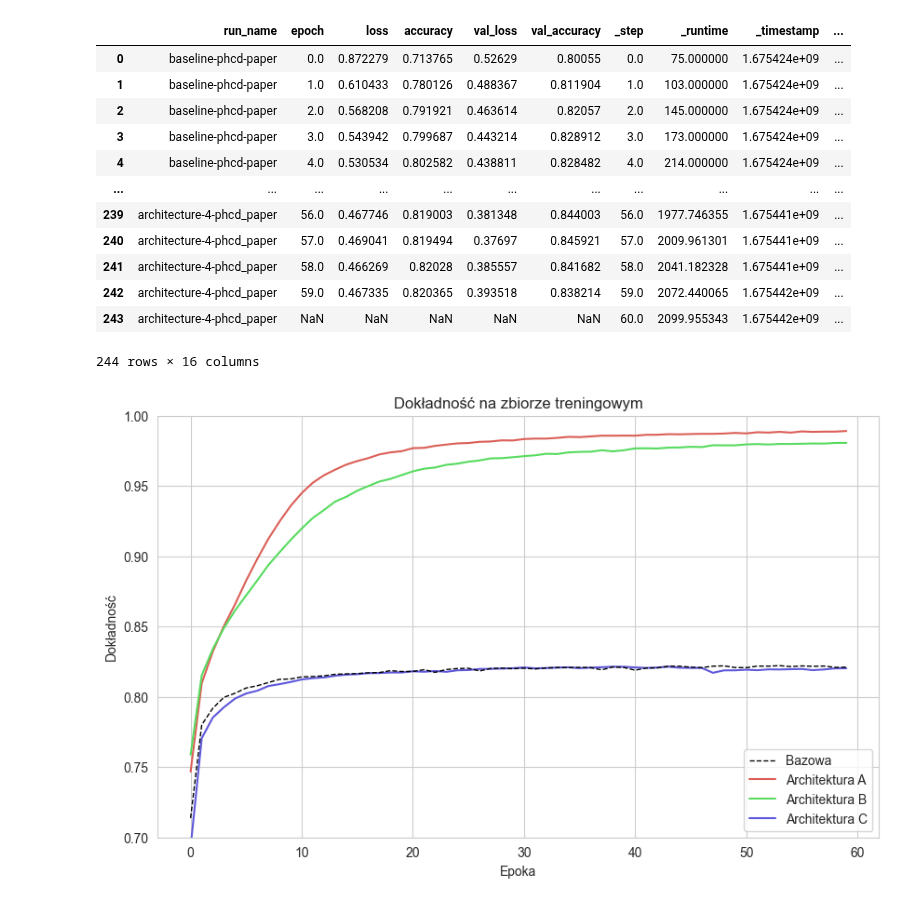
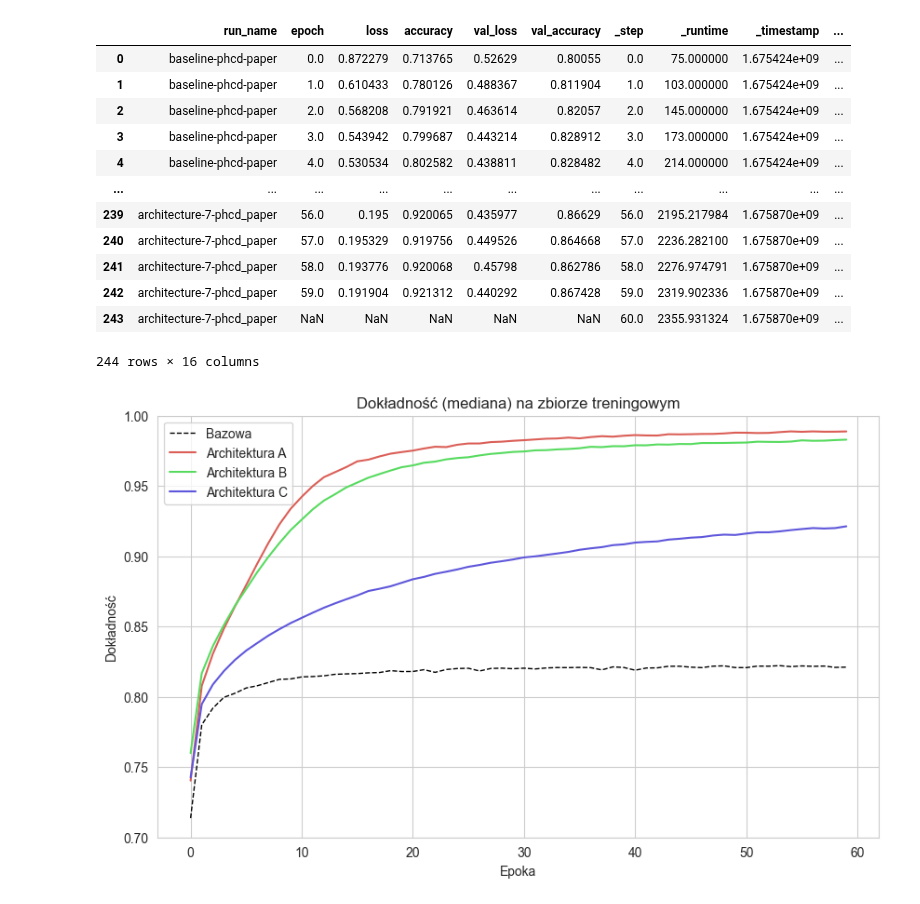
Before and after one commit to WestedCrean/master-thesis, a Jupyter notebook: notebooks/visualise_model_results.ipynb, the cells around one changed output. Saved outputs shown, nothing was run; the diff lists cells and outputs as text; code cells hidden in the pictures.

```diff
--- a/notebooks/visualise_model_results.ipynb
+++ b/notebooks/visualise_model_results.ipynb
@@ -7,7 +7,7 @@ import wandb
 
 project_name = "master-thesis"
 
-interesting_run_names = ["baseline-phcd-paper", "architecture-1-phcd_paper", "architecture-2-phcd_paper", "architecture-4-phcd_paper" ] # "architecture-3-phcd_paper", "architecture-7-phcd_paper"
+interesting_run_names = ["baseline-phcd-paper", "architecture-1-phcd_paper", "architecture-2-phcd_paper", "architecture-7-phcd_paper" ] # "architecture-3-phcd_paper", "architecture-7-phcd_paper"
 architectures = ["Bazowa", "Architektura A", "Architektura B", "Architektura C" ]
 plot_titles = ["Dokładność architektury bazowej", "Dokładność architektury A", "Dokładność architektury B", "Dokładność architektury C" ]
 api = wandb.Api()
@@ -18,7 +18,7 @@ runs = api.runs(f"gratkadlafana/{project_name}")
 run_ids = []
 for name in interesting_run_names:
     # get run id
-    run_id = [run.id for run in runs if run.name == name][0]
+    run_id = [run.id for run in runs if run.name == name and run.state == "finished"][0]
     print(f"Run {name}, id: {run_id}")
     run_ids.append(run_id)
 # %% [output]
@@ -75,34 +77,35 @@ display(training_table)
 | 3 | baseline-phcd-paper | 3.0 | 0.543942 | 0.799687 | 0.443214 | 0.828912 | 3.0 | 173.000000 | 1.675424e+09 | ... |
 | 4 | baseline-phcd-paper | 4.0 | 0.530534 | 0.802582 | 0.438811 | 0.828482 | 4.0 | 214.000000 | 1.675424e+09 | ... |
 | ... | ... | ... | ... | ... | ... | ... | ... | ... | ... | ... |
-| 239 | architecture-4-phcd_paper | 56.0 | 0.467746 | 0.819003 | 0.381348 | 0.844003 | 56.0 | 1977.746355 | 1.675441e+09 | ... |
-| 240 | architecture-4-phcd_paper | 57.0 | 0.469041 | 0.819494 | 0.37697 | 0.845921 | 57.0 | 2009.961301 | 1.675441e+09 | ... |
-| 241 | architecture-4-phcd_paper | 58.0 | 0.466269 | 0.82028 | 0.385557 | 0.841682 | 58.0 | 2041.182328 | 1.675441e+09 | ... |
-| 242 | architecture-4-phcd_paper | 59.0 | 0.467335 | 0.820365 | 0.393518 | 0.838214 | 59.0 | 2072.440065 | 1.675442e+09 | ... |
-| 243 | architecture-4-phcd_paper | NaN | NaN | NaN | NaN | NaN | 60.0 | 2099.955343 | 1.675442e+09 | ... |
+| 239 | architecture-7-phcd_paper | 56.0 | 0.195 | 0.920065 | 0.435977 | 0.86629 | 56.0 | 2195.217984 | 1.675870e+09 | ... |
+| 240 | architecture-7-phcd_paper | 57.0 | 0.195329 | 0.919756 | 0.449526 | 0.864668 | 57.0 | 2236.282100 | 1.675870e+09 | ... |
+| 241 | architecture-7-phcd_paper | 58.0 | 0.193776 | 0.920068 | 0.45798 | 0.862786 | 58.0 | 2276.974791 | 1.675870e+09 | ... |
+| 242 | architecture-7-phcd_paper | 59.0 | 0.191904 | 0.921312 | 0.440292 | 0.867428 | 59.0 | 2319.902336 | 1.675870e+09 | ... |
+| 243 | architecture-7-phcd_paper | NaN | NaN | NaN | NaN | NaN | 60.0 | 2355.931324 | 1.675870e+09 | ... |
 244 rows × 16 columns
 # %%
 sns.set_style("whitegrid")
 # %%
 # plot on the same graph accuracy for all architectures, baseline-phcd-paper should be plotted as red dashed line
 baseline = training_table[training_table["run_name"] == "baseline-phcd-paper"]
 not_baseline = training_table[training_table["run_name"] != "baseline-phcd-paper"]
 
 fig, ax = plt.subplots(figsize=(10, 6), dpi=100)
 sns.lineplot(data=baseline, x="epoch", y="accuracy", ax=ax, color="black", dashes=True)
 sns.lineplot(data=not_baseline, x="epoch", y="accuracy", ax=ax, palette=sns.color_palette("hls", 3), hue="run_name")
 ax.lines[0].set_linestyle("--")
 ax.lines[0].set_zorder(100)
 ax.lines[0].set_linewidth(1)
 
-ax.set_title("Dokładność na zbiorze treningowym")
+ax.set_title("Dokładność (mediana) na zbiorze treningowym")
 ax.set_xlabel("Epoka")
 ax.set_ylabel("Dokładność")
 ax.set_ylim(0.7, 1.0)
 ax.legend(architectures)
 plt.show()
+fig.savefig("train_acc.png")
 # %% [output]
-[figure, old version]
+[figure, new version]
 # %%
 # plot on the same graph accuracy for all architectures, baseline-phcd-paper should be plotted as red dashed line
 baseline = training_table[training_table["run_name"] == "baseline-phcd-paper"]
```
Also changed, not shown: parts of 4 cells of this notebook, 1 other file.
